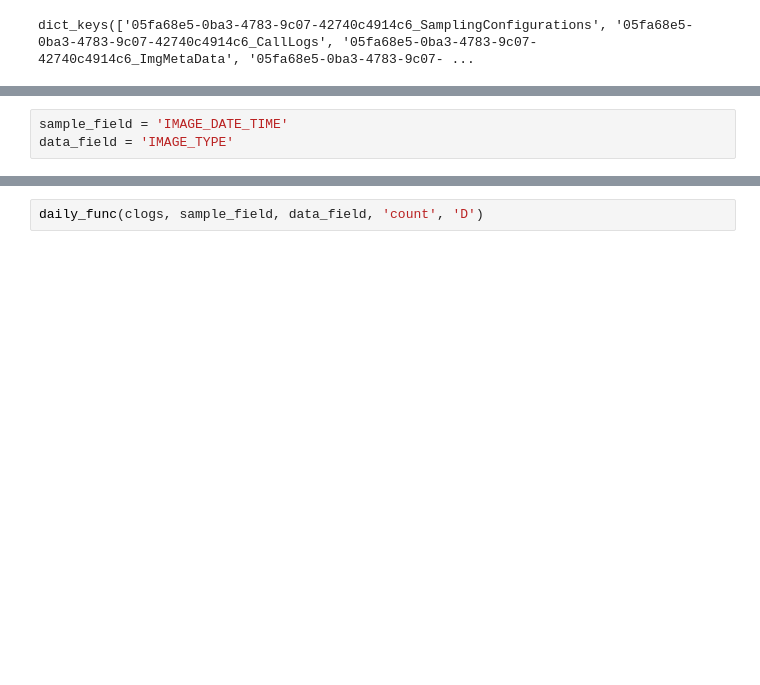
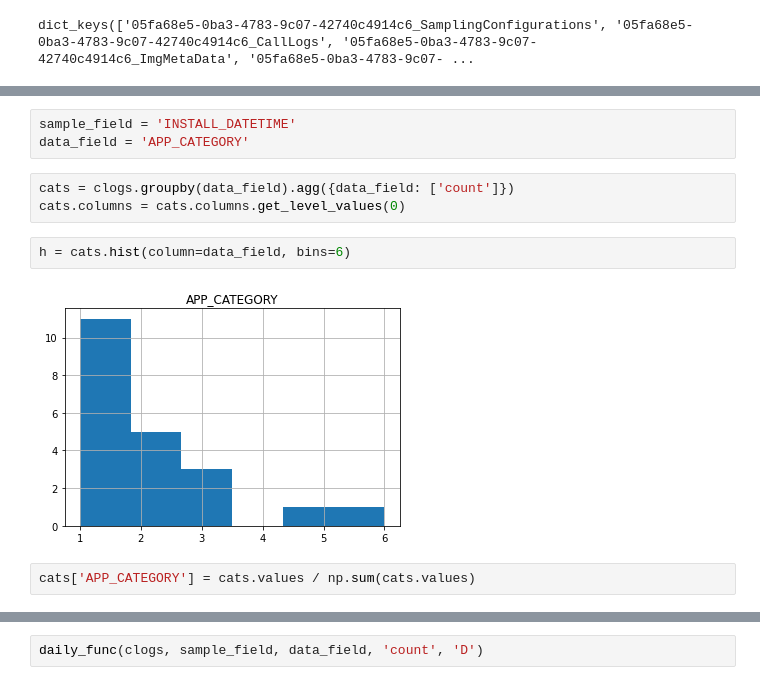
Before and after one commit to oavioz/Louie7Predictors, a Jupyter notebook: metadata_to_vec.ipynb, the cells around one changed output, grey strips where cells are left out. Cells and saved outputs as stored; diff of their text form; blank space fills up the shorter version.

```diff
--- a/metadata_to_vec.ipynb
+++ b/metadata_to_vec.ipynb
@@ -122,3 +122,12 @@ clogs.tail(5)
 # %%
-sample_field = 'IMAGE_DATE_TIME'
-data_field = 'IMAGE_TYPE'
+sample_field = 'INSTALL_DATETIME'
+data_field = 'APP_CATEGORY'
+# %%
+cats = clogs.groupby(data_field).agg({data_field: ['count']})
+cats.columns = cats.columns.get_level_values(0)
+# %%
+h = cats.hist(column=data_field, bins=6)
+# %% [output]
+[figure, added]
+# %%
+cats['APP_CATEGORY'] = cats.values / np.sum(cats.values)
```
Also changed, not shown: parts of 21 cells of this notebook, 5 other files.
